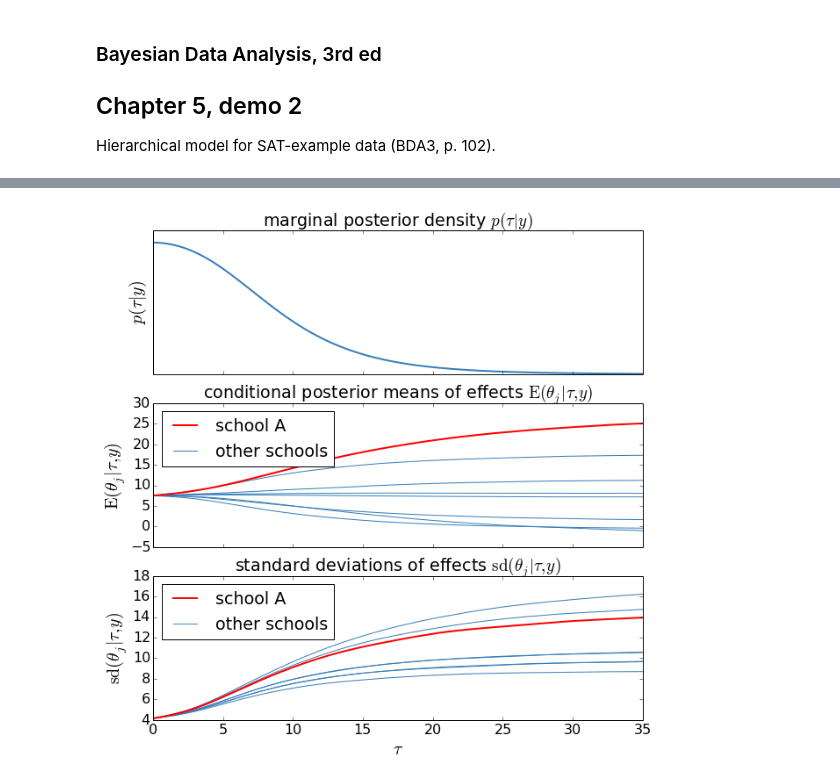
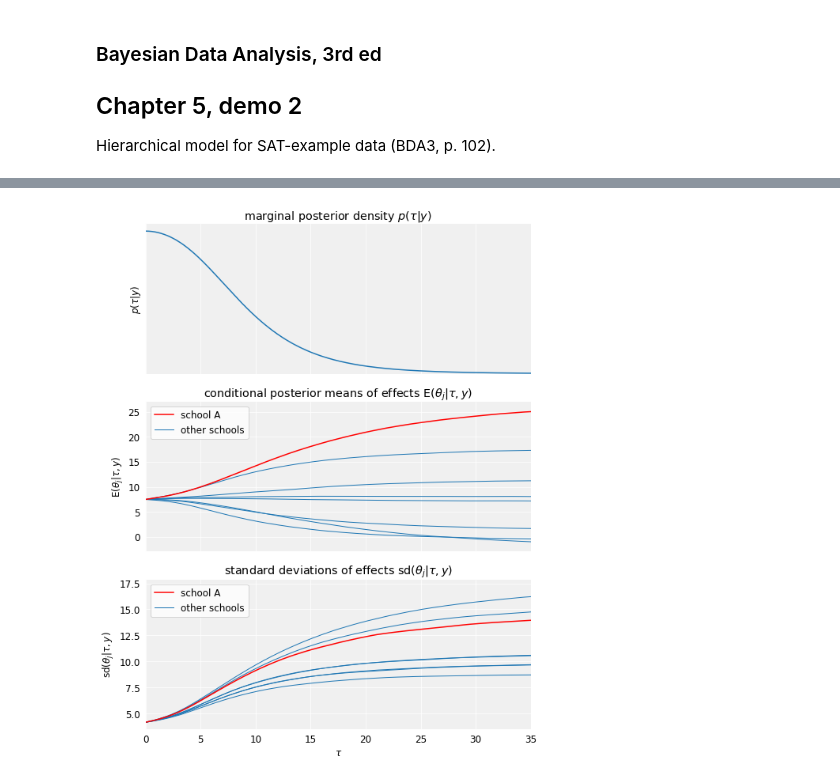
Before and after one commit to avehtari/BDA_py_demos, a Jupyter notebook: demos_ch5/demo5_2.ipynb, the cells around one changed output, grey strips where cells are left out. Saved outputs shown, nothing was run; the diff lists cells and outputs as text; code cells hidden in the pictures.

```diff
--- a/demos_ch5/demo5_2.ipynb
+++ b/demos_ch5/demo5_2.ipynb
@@ -14,9 +10,3 @@ import scipy.io # For importing a matlab file
 
 %matplotlib inline
 import matplotlib.pyplot as plt
-# %%
-# Edit default plot settings (colours from colorbrewer2.org)
-plt.rc('figure', figsize=(8,6))
-plt.rc('font', size=16)
-plt.rc('lines', color='#377eb8', linewidth=2)
-plt.rc('axes', color_cycle=(plt.rcParams['lines.color'],)) # Disable color cycle
@@ -23,3 +22,8 @@ plt.rc('axes', color_cycle=(plt.rcParams['lines.color'],)) # Disable color cycle
+# %%
+# edit default plot settings
+plt.rc('font', size=12)
+# apply custom background plotting style
+plt.style.use(plot_tools.custom_styles['gray_background'])
 # %%
 # SAT-example data (BDA3 p. 120)
 # y is the estimated treatment effect
@@ -91,28 +114,37 @@ axes[2].set_xlabel('Treatment effect');
 # %%
 # plot various marginal and conditional posterior summaries
-fig, axes = plt.subplots(3, 1, sharex=True, figsize=(10,10))
+fig, axes = plt.subplots(3, 1, sharex=True, figsize=(8,10))
 
 axes[0].plot(t, tp)
 axes[0].set_yticks(())
 axes[0].set_title(r'marginal posterior density $p(\tau|y)$')
-axes[0].set_ylabel(r'$p(\tau|y)$', fontsize=20)
-axes[0].set_xlim([0,35])
+axes[0].set_ylabel(r'$p(\tau|y)$')
+axes[0].set_xlim([0, 35])
+axes[0].set_ylim([0, axes[0].set_ylim()[1]])
 
-lines = axes[1].plot(t, tm[1:].T, linewidth=1)
-line, = axes[1].plot(t, tm[0].T, 'r')
-axes[1].legend((line, lines[1]), ('school A', 'other schools'),
-               loc='upper left')
+lines = axes[1].plot(t, tm[1:].T, color='C0', linewidth=1)
+line, = axes[1].plot(t, tm[0].T, color='red')
+axes[1].legend(
+    (line, lines[1]),
+    ('school A', 'other schools'),
+    loc='upper left'
+)
 axes[1].set_title(r'conditional posterior means of effects '
                   r'$\operatorname{E}(\theta_j|\tau,y)$')
-axes[1].set_ylabel(r'$\operatorname{E}(\theta_j|\tau,y)$', fontsize=20)
+axes[1].set_ylabel(r'$\operatorname{E}(\theta_j|\tau,y)$')
 
-lines = axes[2].plot(t, tsd[1:].T, linewidth=1)
-line, = axes[2].plot(t, tsd[0].T, 'r')
-axes[2].legend((line, lines[1]), ('school A', 'other schools'),
-               loc='upper left')
+lines = axes[2].plot(t, tsd[1:].T, color='C0', linewidth=1)
+line, = axes[2].plot(t, tsd[0].T, color='red')
+axes[2].legend(
+    (line, lines[1]),
+    ('school A', 'other schools'),
+    loc='upper left'
+)
 axes[2].set_title(r'standard deviations of effects '
                   r'$\operatorname{sd}(\theta_j|\tau,y)$')
-axes[2].set_ylabel(r'$\operatorname{sd}(\theta_j|\tau,y)$', fontsize=20)
-axes[2].set_xlabel(r'$\tau$', fontsize=20);
+axes[2].set_ylabel(r'$\operatorname{sd}(\theta_j|\tau,y)$')
+axes[2].set_xlabel(r'$\tau$')
+
+fig.tight_layout()
 # %% [output]
-[figure, old version]
+[figure, new version]
```
Also changed, not shown: parts of 3 cells of this notebook.
